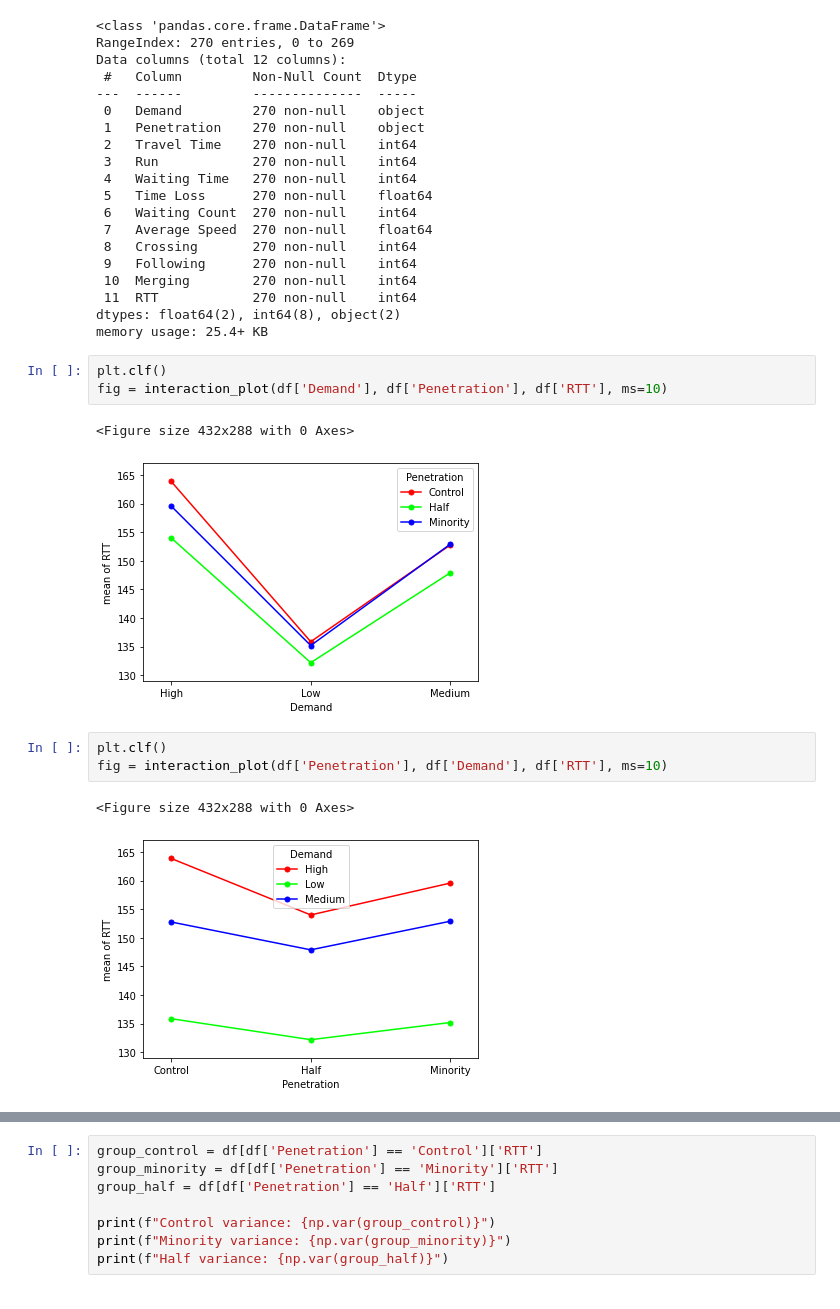
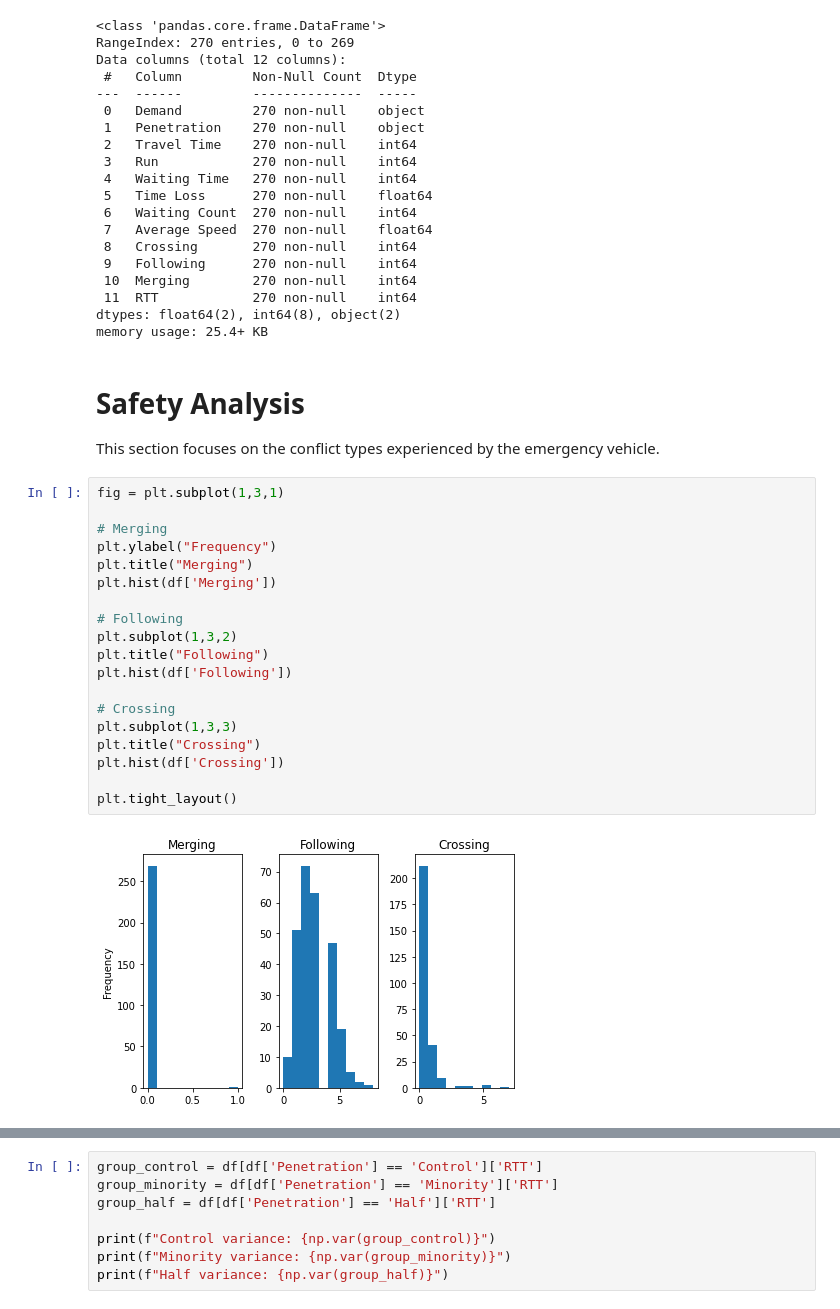
Before and after one commit to DFazekas/thesis_analysis, a Jupyter notebook: Thesis_Analysis.ipynb, the cells around one changed output, grey strips where cells are left out. Cells and saved outputs as stored; diff of their text form.

```diff
--- a/Thesis_Analysis.ipynb
+++ b/Thesis_Analysis.ipynb
@@ -35,15 +36,27 @@ Data columns (total 12 columns):
  11  RTT            270 non-null    int64
 dtypes: float64(2), int64(8), object(2)
 memory usage: 25.4+ KB
-# %%
-plt.clf()
-fig = interaction_plot(df['Demand'], df['Penetration'], df['RTT'], ms=10)
-# %% [output]
-<Figure size 432x288 with 0 Axes>
-[figure, removed]
-# %%
-plt.clf()
-fig = interaction_plot(df['Penetration'], df['Demand'], df['RTT'], ms=10)
-# %% [output]
-<Figure size 432x288 with 0 Axes>
-[figure, removed]
+# %% [markdown]
+# Safety Analysis
+This section focuses on the conflict types experienced by the emergency vehicle.
+# %%
+fig = plt.subplot(1,3,1)
+
+# Merging
+plt.ylabel("Frequency")
+plt.title("Merging")
+plt.hist(df['Merging'])
+
+# Following
+plt.subplot(1,3,2)
+plt.title("Following")
+plt.hist(df['Following'])
+
+# Crossing
+plt.subplot(1,3,3)
+plt.title("Crossing")
+plt.hist(df['Crossing'])
+
+plt.tight_layout()
+# %% [output]
+[figure, added]
```
Also changed, not shown: parts of 29 cells of this notebook.
